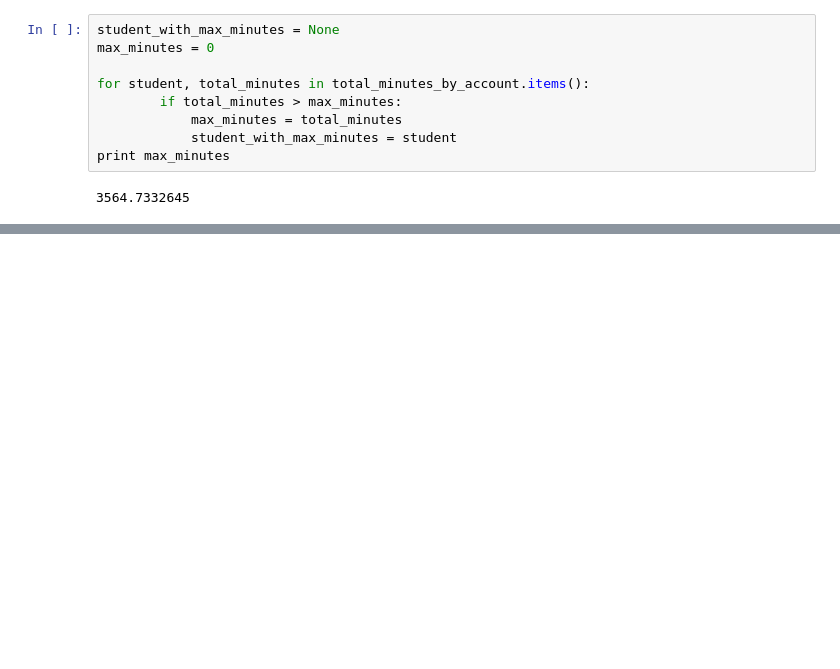
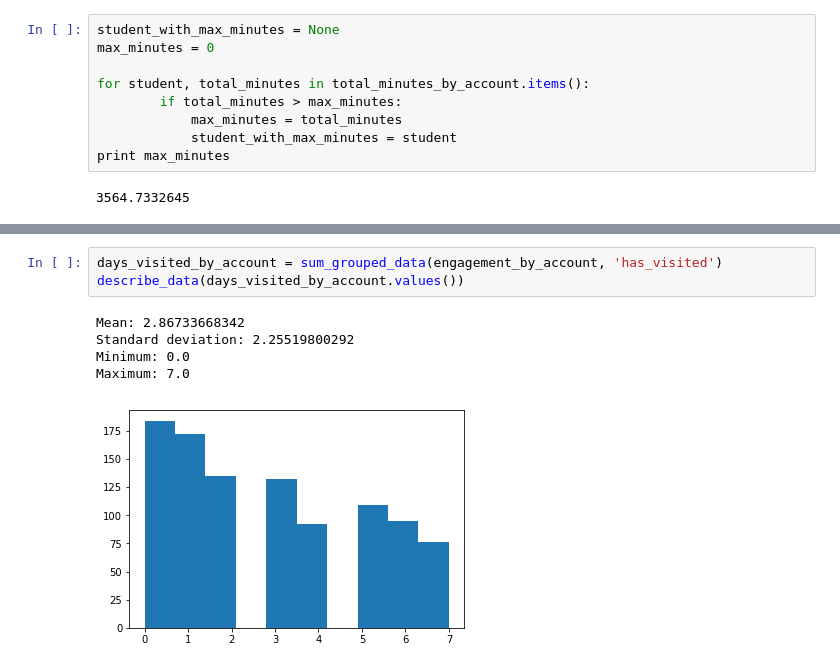
Before and after one commit to rishikant42/DataAnalysis-ud170, a Jupyter notebook: ch1/ch1.ipynb, the cells around one changed output, grey strips where cells are left out. Cells and saved outputs as stored; diff of their text form; blank space fills up the shorter version.

```diff
--- a/ch1/ch1.ipynb
+++ b/ch1/ch1.ipynb
@@ -267,0 +281,9 @@ Maximum: 36.0
+# %%
+days_visited_by_account = sum_grouped_data(engagement_by_account, 'has_visited')
+describe_data(days_visited_by_account.values())
+# %% [output]
+Mean: 2.86733668342
+Standard deviation: 2.25519800292
+Minimum: 0.0
+Maximum: 7.0
+[figure, added]
```
Also changed, not shown: parts of 13 cells of this notebook.
